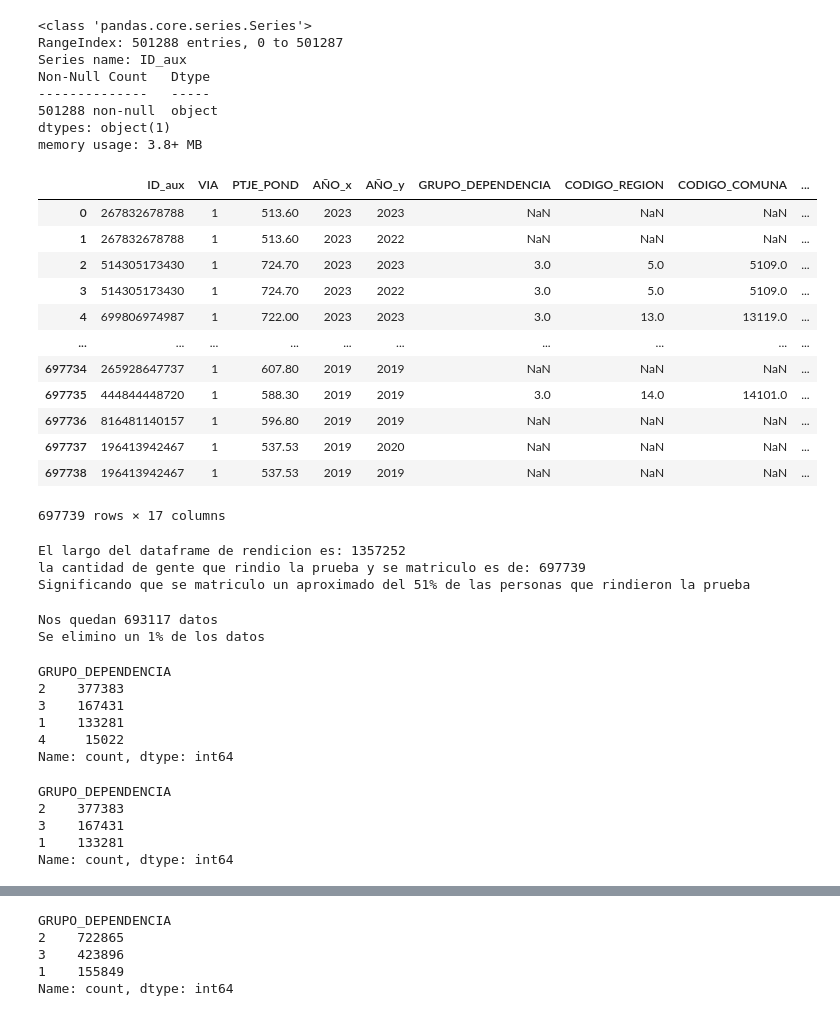
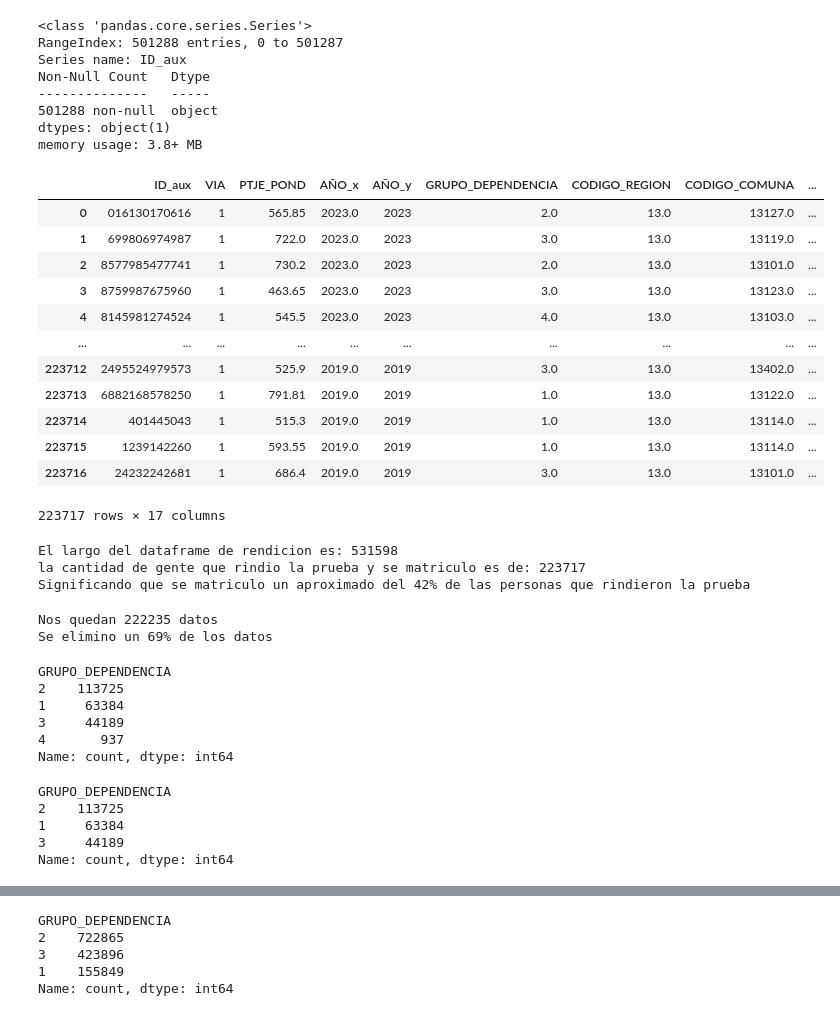
Before and after one commit to javibascur/Proyecto-Cs-Datos, a Jupyter notebook: Proyecto_Final.ipynb, the cells around one changed output, grey strips where cells are left out. Drawn from its saved outputs; the diff is of its cells as text; code cells hidden in the pictures.

```diff
--- a/Proyecto_Final.ipynb
+++ b/Proyecto_Final.ipynb
@@ -71,7 +72,7 @@ postulaciones
 # %% [markdown]
 ### Datos sobre matrícula de cada año
 # %%
-matriculas = pd.read_csv("Dataframe_matriculas", low_memory=False)
+matriculas = pd.read_csv("Dataframe_matriculas.csv", low_memory=False)
 # %%
 matriculas
 # %% [output]
@@ -91,7 +92,7 @@ matriculas
 # %% [markdown]
 ### Datos rendición de pruebas de cada año
 # %%
-rendicion = pd.read_csv("Dataframe_rendiciones", low_memory=False)
+rendicion = pd.read_csv("Dataframe_rendiciones.csv", low_memory=False)
 # %%
 rendicion
 # %% [output]
@@ -144,10 +147,17 @@ Data columns (total 14 columns):
  13  MATE_ACTUAL        1063387 non-null  float64
 dtypes: float64(10), int64(3), object(1)
 memory usage: 145.0+ MB
+# %%
+# crear copias de los dataframes para no alterar los originales
+copy_matriculas = matriculas.copy()
+copy_rendicion = rendicion.copy()
+
+# filtro para que los datos solo sean de la  region metropolitana de santiago, codigo ded regio == 13
+copy_rendicion = copy_rendicion[copy_rendicion["CODIGO_REGION"]==13]
 # %%
 # ya que el type de las columnas ID_aux es distinto voy a cambiarlo para que esten ambos como object
-matriculas["ID_aux"] = matriculas["ID_aux"].astype("str")
-matriculas["ID_aux"].info()
+copy_matriculas["ID_aux"] = copy_matriculas["ID_aux"].astype("str")
+copy_matriculas["ID_aux"].info()
 # %% [output]
 <class 'pandas.core.series.Series'>
 RangeIndex: 501288 entries, 0 to 501287
@@ -159,48 +169,48 @@ dtypes: object(1)
 memory usage: 3.8+ MB
 # %%
 # ahora se juntan los datos de rendicion y de matricula a partir de la columna ID_aux
-proceso = pd.merge(matriculas, rendicion, on="ID_aux")
+proceso = pd.merge(copy_matriculas, copy_rendicion, on="ID_aux")
 proceso
 # %% [output]
 |  | ID_aux | VIA | PTJE_POND | AÑO_x | AÑO_y | GRUPO_DEPENDENCIA | CODIGO_REGION | CODIGO_COMUNA | ... |
-| 0 | 267832678788 | 1 | 513.60 | 2023 | 2023 | NaN | NaN | NaN | ... |
-| 1 | 267832678788 | 1 | 513.60 | 2023 | 2022 | NaN | NaN | NaN | ... |
-| 2 | 514305173430 | 1 | 724.70 | 2023 | 2023 | 3.0 | 5.0 | 5109.0 | ... |
-| 3 | 514305173430 | 1 | 724.70 | 2023 | 2022 | 3.0 | 5.0 | 5109.0 | ... |
-| 4 | 699806974987 | 1 | 722.00 | 2023 | 2023 | 3.0 | 13.0 | 13119.0 | ... |
+| 0 | 016130170616 | 1 | 565.85 | 2023.0 | 2023 | 2.0 | 13.0 | 13127.0 | ... |
+| 1 | 699806974987 | 1 | 722.0 | 2023.0 | 2023 | 3.0 | 13.0 | 13119.0 | ... |
+| 2 | 8577985477741 | 1 | 730.2 | 2023.0 | 2023 | 2.0 | 13.0 | 13101.0 | ... |
+| 3 | 8759987675960 | 1 | 463.65 | 2023.0 | 2023 | 3.0 | 13.0 | 13123.0 | ... |
+| 4 | 8145981274524 | 1 | 545.5 | 2023.0 | 2023 | 4.0 | 13.0 | 13103.0 | ... |
 | ... | ... | ... | ... | ... | ... | ... | ... | ... | ... |
-| 697734 | 265928647737 | 1 | 607.80 | 2019 | 2019 | NaN | NaN | NaN | ... |
-| 697735 | 444844448720 | 1 | 588.30 | 2019 | 2019 | 3.0 | 14.0 | 14101.0 | ... |
-| 697736 | 816481140157 | 1 | 596.80 | 2019 | 2019 | NaN | NaN | NaN | ... |
-| 697737 | 196413942467 | 1 | 537.53 | 2019 | 2020 | NaN | NaN | NaN | ... |
-| 697738 | 196413942467 | 1 | 537.53 | 2019 | 2019 | NaN | NaN | NaN | ... |
+| 223712 | 2495524979573 | 1 | 525.9 | 2019.0 | 2019 | 3.0 | 13.0 | 13402.0 | ... |
+| 223713 | 6882168578250 | 1 | 791.81 | 2019.0 | 2019 | 1.0 | 13.0 | 13122.0 | ... |
+| 223714 | 401445043 | 1 | 515.3 | 2019.0 | 2019 | 1.0 | 13.0 | 13114.0 | ... |
+| 223715 | 1239142260 | 1 | 593.55 | 2019.0 | 2019 | 1.0 | 13.0 | 13114.0 | ... |
+| 223716 | 24232242681 | 1 | 686.4 | 2019.0 | 2019 | 3.0 | 13.0 | 13101.0 | ... |
-697739 rows × 17 columns
+223717 rows × 17 columns
 # %%
-print(f"El largo del dataframe de rendicion es: {len(rendicion)}")
+print(f"El largo del dataframe de rendicion es: {len(copy_rendicion)}")
 print(f"la cantidad de gente que rindio la prueba y se matriculo es de: {len(proceso)}")
-print(f"Significando que se matriculo un aproximado del {len(proceso)*100//len(rendicion)}% de las personas que rindieron la prueba")
+print(f"Significando que se matriculo un aproximado del {len(proceso)*100//len(copy_rendicion)}% de las personas que rindieron la prueba")
 # %% [output]
-El largo del dataframe de rendicion es: 1357252
-la cantidad de gente que rindio la prueba y se matriculo es de: 697739
-Significando que se matriculo un aproximado del 51% de las personas que rindieron la prueba
+El largo del dataframe de rendicion es: 531598
+la cantidad de gente que rindio la prueba y se matriculo es de: 223717
+Significando que se matriculo un aproximado del 42% de las personas que rindieron la prueba
 # %%
 # ahora se eliminan las filas cuya columna GRUPO_DEPENDENCIA es NaN ya que es lo que nos permite saber el tipo de establecimiento del alumno
 proceso.dropna(subset = ["GRUPO_DEPENDENCIA"], inplace=True)
 print(f"Nos quedan {len(proceso)} datos")
 print(f"Se elimino un {100-(len(proceso)*100//697739)}% de los datos")
 # %% [output]
-Nos quedan 693117 datos
-Se elimino un 1% de los datos
+Nos quedan 222235 datos
+Se elimino un 69% de los datos
 # %%
 # cambio de float a int por preferencia
 proceso["GRUPO_DEPENDENCIA"] = proceso["GRUPO_DEPENDENCIA"].astype("int")
 proceso["GRUPO_DEPENDENCIA"].value_counts()
 # %% [output]
 GRUPO_DEPENDENCIA
-2    377383
-3    167431
-1    133281
-4     15022
+2    113725
+1     63384
+3     44189
+4       937
 Name: count, dtype: int64
 # %%
 # los datos de la columna GRUPO_DEPENDENCIA se encuentran como categorias, explicadas en el documento asociado a cada conjunto de datos
@@ -212,9 +222,9 @@ proceso = proceso[proceso["GRUPO_DEPENDENCIA"]!=4]
 proceso["GRUPO_DEPENDENCIA"].value_counts()
 # %% [output]
 GRUPO_DEPENDENCIA
-2    377383
-3    167431
-1    133281
+2    113725
+1     63384
+3     44189
 Name: count, dtype: int64
 # %%
 cantidades = proceso["GRUPO_DEPENDENCIA"].value_counts()
```
Also changed, not shown: parts of 30 cells of this notebook, 1 other file.
